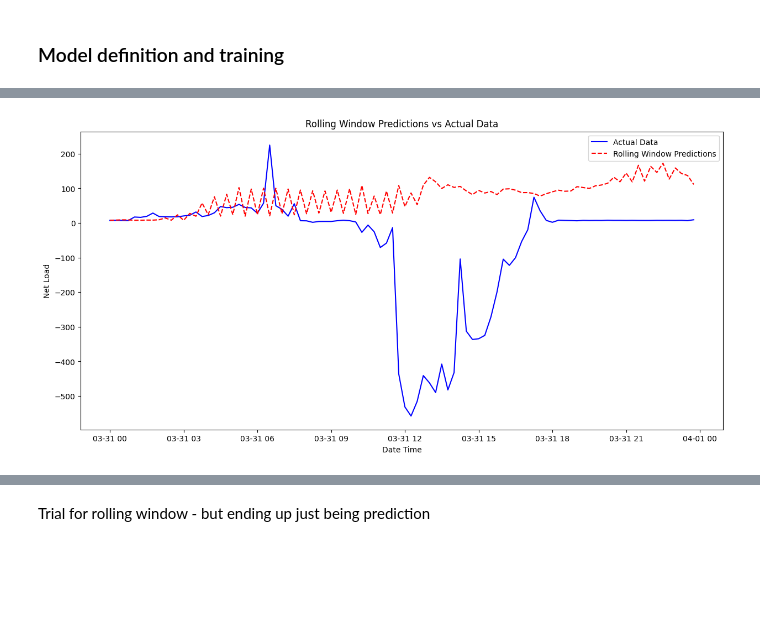
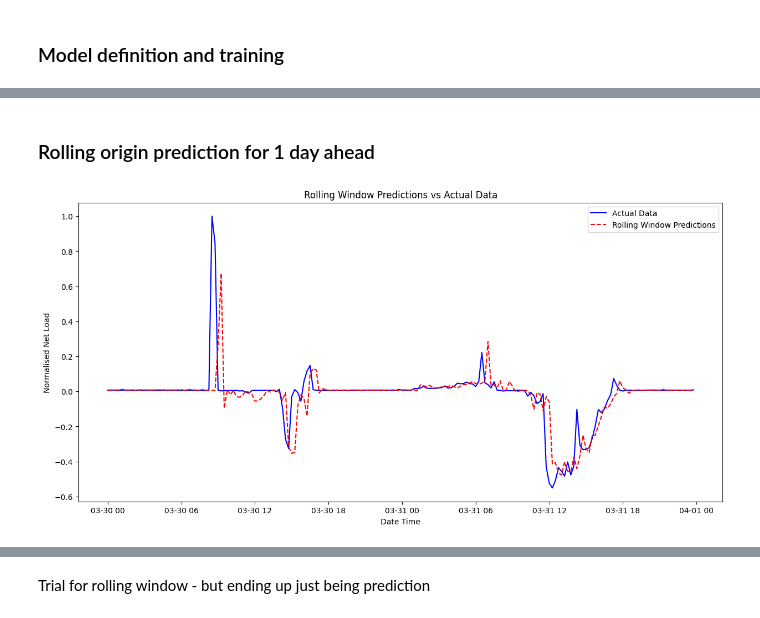
Before and after one commit to dguiraldes/aml_project, a Jupyter notebook: Zora RF_5_lags.ipynb, the cells around one changed output, grey strips where cells are left out. Drawn from its saved outputs; the diff is of its cells as text; code cells hidden in the pictures; blank space fills up the shorter version.

```diff
--- a/Zora RF_5_lags.ipynb
+++ b/Zora RF_5_lags.ipynb
@@ -225,7 +273,7 @@ if start_time < df_main.index[0]:
 
 # Create initial_ts for rolling predictions
 # We select the data between 'start_time' and 'end_time', including all necessary lags.
-initial_ts = df_main.loc[start_time:end_time]['net_load']
+initial_ts = df_main.loc[start_time:end_time]['net_load_norm']
 # %%
 initial_ts
 # %% [output]
@@ -246,7 +294,7 @@ Name: net_load, Length: 193, dtype: float64
 ### Define features and target, train and test
 # %%
 # Define features and target
-y = df_lagged['net_load']
+y = df_lagged['net_load_norm']
 X = df_lagged[[f'net_load_lag_{lag}' for lag in lags]]
 
 # Split data into training and testing sets
@@ -255,11 +303,11 @@ X = df_lagged[[f'net_load_lag_{lag}' for lag in lags]]
 #train_target, test_target = y.iloc[:train_size], y.iloc[train_size:]
 
 # Reserve the last 96 observations for testing
-train_features = X.iloc[:-96]
-test_features = X.iloc[-96:]
+train_features = X.iloc[:-192]
+test_features = X.iloc[-192:]
 
-train_target = y.iloc[:-96]
-test_target = y.iloc[-96:]
+train_target = y.iloc[:-192]
+test_target = y.iloc[-192:]
 # %% [markdown]
 ### Model definition and training
 # %%
@@ -335,39 +357,45 @@ def rolling_prediction(model, initial_ts, steps_ahead, lags):
+# %% [markdown]
+### Rolling origin prediction for 1 day ahead
 # %%
-# Initialize the time series with the last part of the training data
-# Make sure initial_ts contains enough points to cover all lags
-initial_ts = df_main['net_load'][-max(lags):]
 
-# This will store the out-of-sample predictions
-out_of_sample_predictions = []
+def rolling_window_predictions(model, full_series, test_series, lags):
+    """
+    Generate rolling window predictions and plot against actual data.
 
-# Iterating over the test set to predict one step ahead each time
-for actual_value in test_target:
-    # Get the input features for the current prediction
-    Input = get_input(initial_ts, lags).reshape(1, -1)
+    :model: pre-trained RF
+    :full_series: COMPLETE time series data with both training and test data
+    :test_series: series containing the TEST data with actual values to compare against
+    :param lags: List of integers representing the lag intervals.
+    """
+    initial_ts = full_series[-max(lags):] # Initial time series for rolling predictions
+    predictions = []  # Store out-of-sample predictions
 
-    # Predict the next time step
-    pred = rf.predict(Input)[0]
+    for actual_value in test_series: # Iterate over the test set to predict one step ahead each time
 
-    # Store the prediction
-    out_of_sample_predictions.append(pred)
+        input_features = get_input(initial_ts, lags).reshape(1, -1) # Get the input features for the current prediction
 
-    # IMPORTANT: Append the actual observed value to roll the window forward
-    initial_ts = pd.concat([initial_ts, pd.Series([pred])], ignore_index=True)
+        pred = model.predict(input_features)[0] # Predict the next time step and store the prediction
+        predictions.append(pred)
 
-    # Ensure that initial_ts only contains the most recent data needed for the next prediction
-    if len(initial_ts) > max(lags):
-        initial_ts = initial_ts.tail(max(lags))  # Keep only the required number of most recent observations
+        # Append the actual observed value to roll the window forward
+        initial_ts = pd.concat([initial_ts, pd.Series([actual_value])], ignore_index=True)
 
-# Now you have the out-of-sample predictions, you can compare them with the test_target
-# Plotting the actual vs predicted data
-plt.figure(figsize=(15, 7))
-# Assuming test_target is aligned with df_main.index for the test period
-plt.plot(test_target.index, test_target, label='Actual Data', color='blue')
-plt.plot(test_target.index, out_of_sample_predictions, label='Rolling Window Predictions', color='red', linestyle='--')
-plt.legend()
-plt.xlabel('Date Time')
-plt.ylabel('Net Load')
-plt.title('Rolling Window Predictions vs Actual Data')
-plt.show()
+        # Ensure that initial_ts only contains the most recent data needed for the next prediction
+        if len(initial_ts) > max(lags):
+            initial_ts = initial_ts.tail(max(lags))
+
+    # Plot the actual vs predicted data
+    plt.figure(figsize=(15, 7))
+    plt.plot(test_series.index, test_series, label='Actual Data', color='blue')
+    plt.plot(test_series.index, predictions, label='Rolling Window Predictions', color='red', linestyle='--')
+    plt.legend()
+    plt.xlabel('Date Time')
+    plt.ylabel('Normalised Net Load')
+    plt.title('Rolling Window Predictions vs Actual Data')
+    plt.show()
+
+    return predictions
-# %% [output]
-[figure, removed]
+# %%
+predicted_values = rolling_window_predictions(rf, df_main['net_load_norm'], test_target, lags=[1,2,3,96,192])
+# %% [output]
+[figure, added]
```
Also changed, not shown: parts of 16 cells of this notebook.
